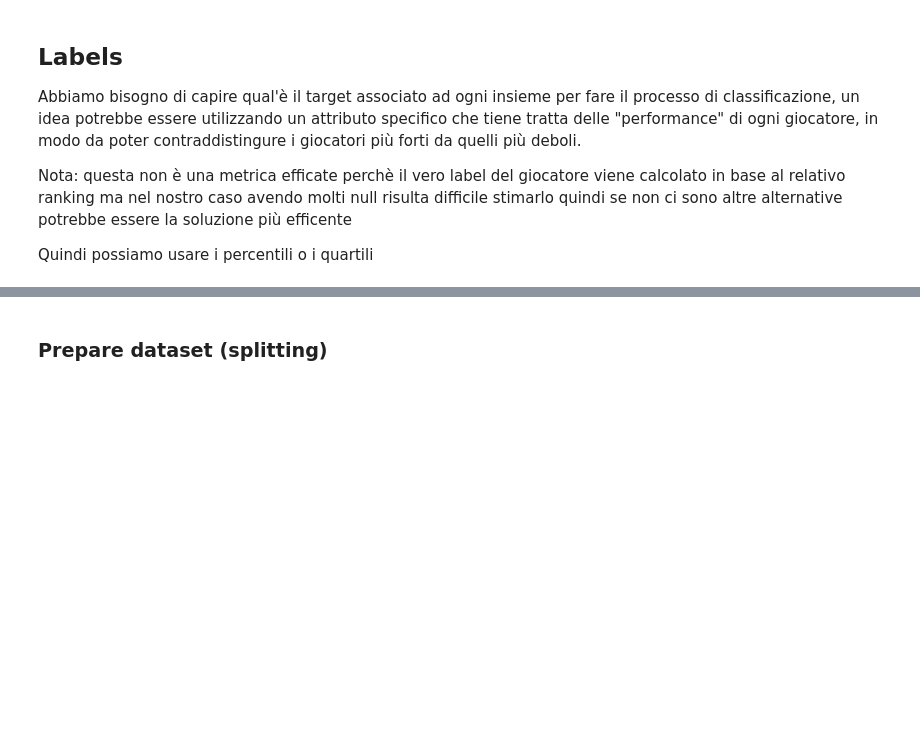
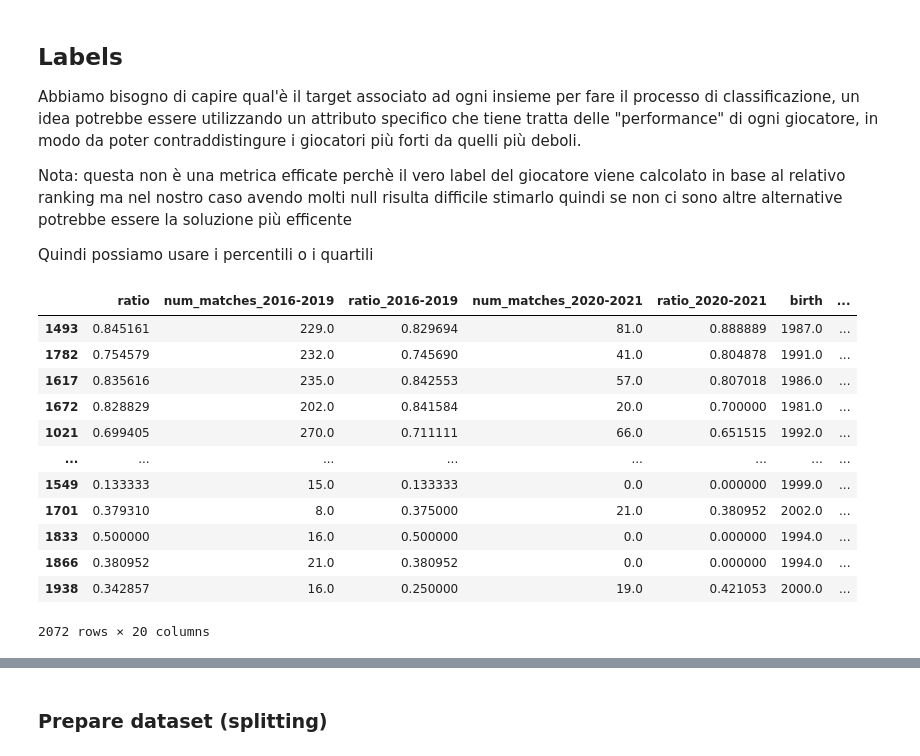
Before and after one commit to OrnelaDanushi/DM-project21, a Jupyter notebook: Task3/Classification.ipynb, the cells around one changed output, grey strips where cells are left out. Saved outputs shown, nothing was run; the diff lists cells and outputs as text; code cells hidden in the pictures; blank space fills up the shorter version.

```diff
--- a/Task3/Classification.ipynb
+++ b/Task3/Classification.ipynb
@@ -107,5 +112,6 @@ nan_name['name'].nunique()
 #prendiamo la media del rank e vediamo se sono rimasti nan (per quelli che avranno nan come rank vuol dire che nel db originale
 # non era presente nessun valore di rank per quel giocatore)
 player = player.groupby('name').mean()
-player.isna().sum()
+player['rank']=player['rank'].round(0)
+player['rank'].describe()
 # %% [output]
@@ -132,3 +154,6 @@ player[player['rank'].isna()]
 | SYBILLE GAUVAIN | NaN |
 | THEIVIYA SELVARAJOO | NaN |
 | VERONIKA BOKOR | NaN |
+# %%
+player.reset_index(inplace = True)
+player
@@ -134,0 +174,4 @@ player[player['rank'].isna()]
+# %%
+df = pd.merge(df, player, how='left', on='name')
+
+df.describe()
@@ -180,5 +241,21 @@ Abbiamo bisogno di capire qual'è il target associato ad ogni insieme per fare i
 Nota: questa non è una metrica efficate perchè il vero label del giocatore viene calcolato in base al relativo ranking ma nel nostro caso avendo molti null risulta difficile stimarlo quindi se non ci sono altre alternative potrebbe essere la soluzione più efficente
 
 Quindi possiamo usare i percentili o i quartili
+# %%
+df.sort_values(by=['rank'])
+# %% [output]
+|  | ratio | num_matches_2016-2019 | ratio_2016-2019 | num_matches_2020-2021 | ratio_2020-2021 | birth | ... |
+| 1493 | 0.845161 | 229.0 | 0.829694 | 81.0 | 0.888889 | 1987.0 | ... |
+| 1782 | 0.754579 | 232.0 | 0.745690 | 41.0 | 0.804878 | 1991.0 | ... |
+| 1617 | 0.835616 | 235.0 | 0.842553 | 57.0 | 0.807018 | 1986.0 | ... |
+| 1672 | 0.828829 | 202.0 | 0.841584 | 20.0 | 0.700000 | 1981.0 | ... |
+| 1021 | 0.699405 | 270.0 | 0.711111 | 66.0 | 0.651515 | 1992.0 | ... |
+| ... | ... | ... | ... | ... | ... | ... | ... |
+| 1549 | 0.133333 | 15.0 | 0.133333 | 0.0 | 0.000000 | 1999.0 | ... |
+| 1701 | 0.379310 | 8.0 | 0.375000 | 21.0 | 0.380952 | 2002.0 | ... |
+| 1833 | 0.500000 | 16.0 | 0.500000 | 0.0 | 0.000000 | 1994.0 | ... |
+| 1866 | 0.380952 | 21.0 | 0.380952 | 0.0 | 0.000000 | 1994.0 | ... |
+| 1938 | 0.342857 | 16.0 | 0.250000 | 19.0 | 0.421053 | 2000.0 | ... |
+2072 rows × 20 columns
 # %%
 # label tipo1
```
Also changed, not shown: parts of 32 cells of this notebook.
